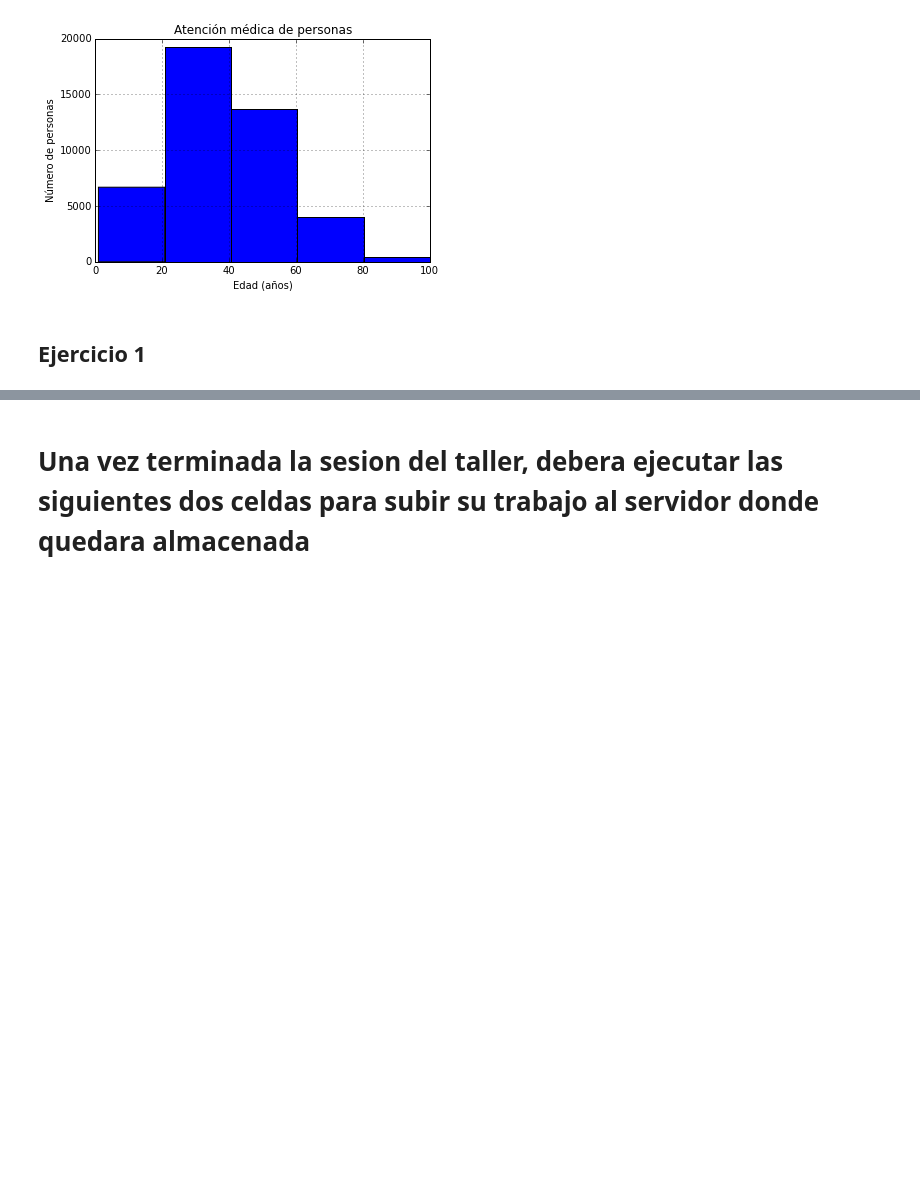
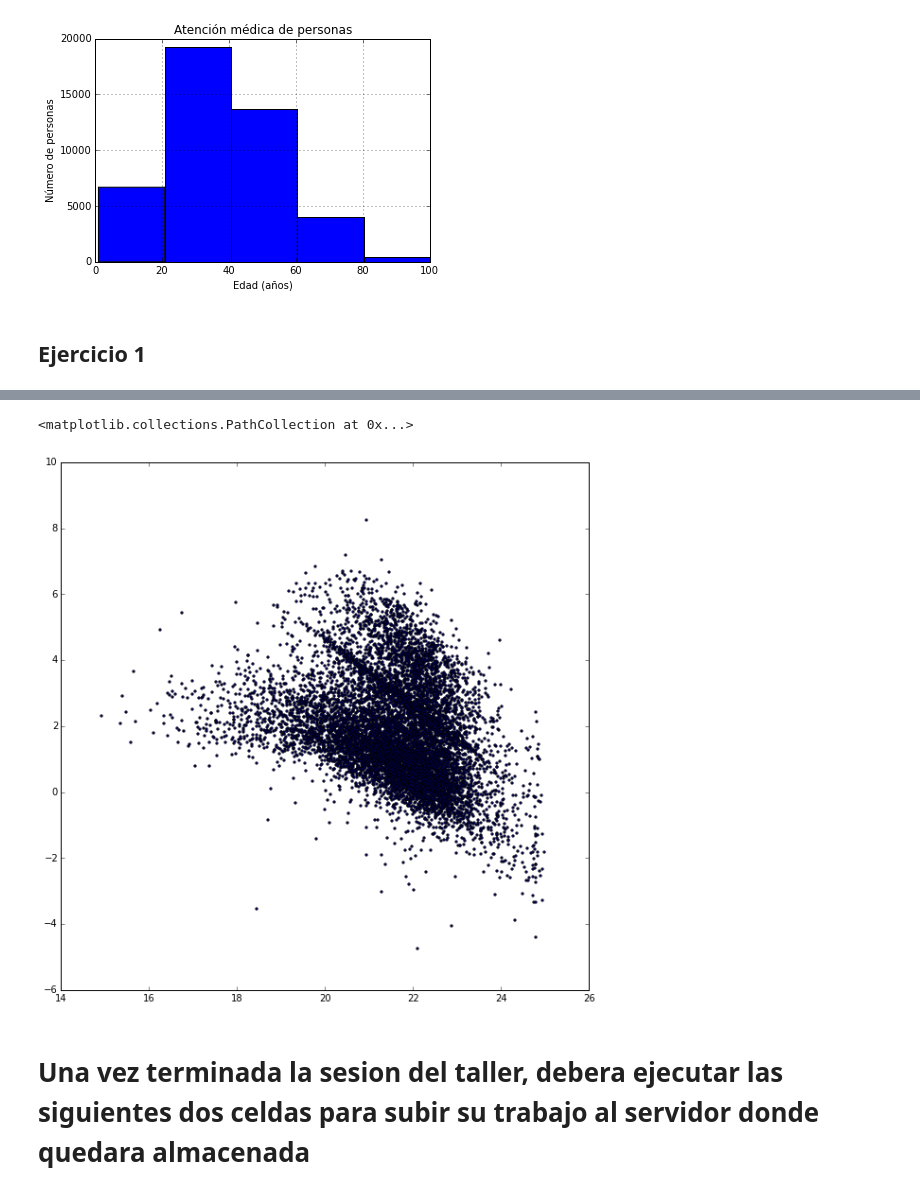
Before and after one commit to rpmunoz/PentaUC, a Jupyter notebook: Astronomia era informacion/Taller 4 - Evaluacion 1.ipynb, the cells around one changed output, grey strips where cells are left out. Saved outputs shown, nothing was run; the diff lists cells and outputs as text; code cells hidden in the pictures; blank space fills up the shorter version.

```diff
--- a/Astronomia era informacion/Taller 4 - Evaluacion 1.ipynb
+++ b/Astronomia era informacion/Taller 4 - Evaluacion 1.ipynb
@@ -54,3 +54,7 @@ plt.title(u'Atención médica de personas')
 [figure]
 # %% [markdown]
 ## Ejercicio 1
+# %%
+data_url='https://raw.githubusercontent.com/rpmunoz/PentaUC/master/Astronomia%20era%20informacion/data/SDSS_galaxias_colores.csv'
+data=pd.read_csv(data_url,header=0,sep=',')
+data.head()
@@ -57,3 +68,9 @@ plt.title(u'Atención médica de personas')
+# %%
+fig = plt.figure(figsize=(10,10))
+plt.scatter(data['r'], data['u']-data['r'], s=5)
+# %% [output]
+<matplotlib.collections.PathCollection at 0x...>
+[figure, added]
 # %% [markdown]
 # Una vez terminada la sesion del taller, debera ejecutar las siguientes dos celdas para subir su trabajo al servidor donde quedara almacenada
 # %%
```
Also changed, not shown: parts of 1 cell of this notebook.
